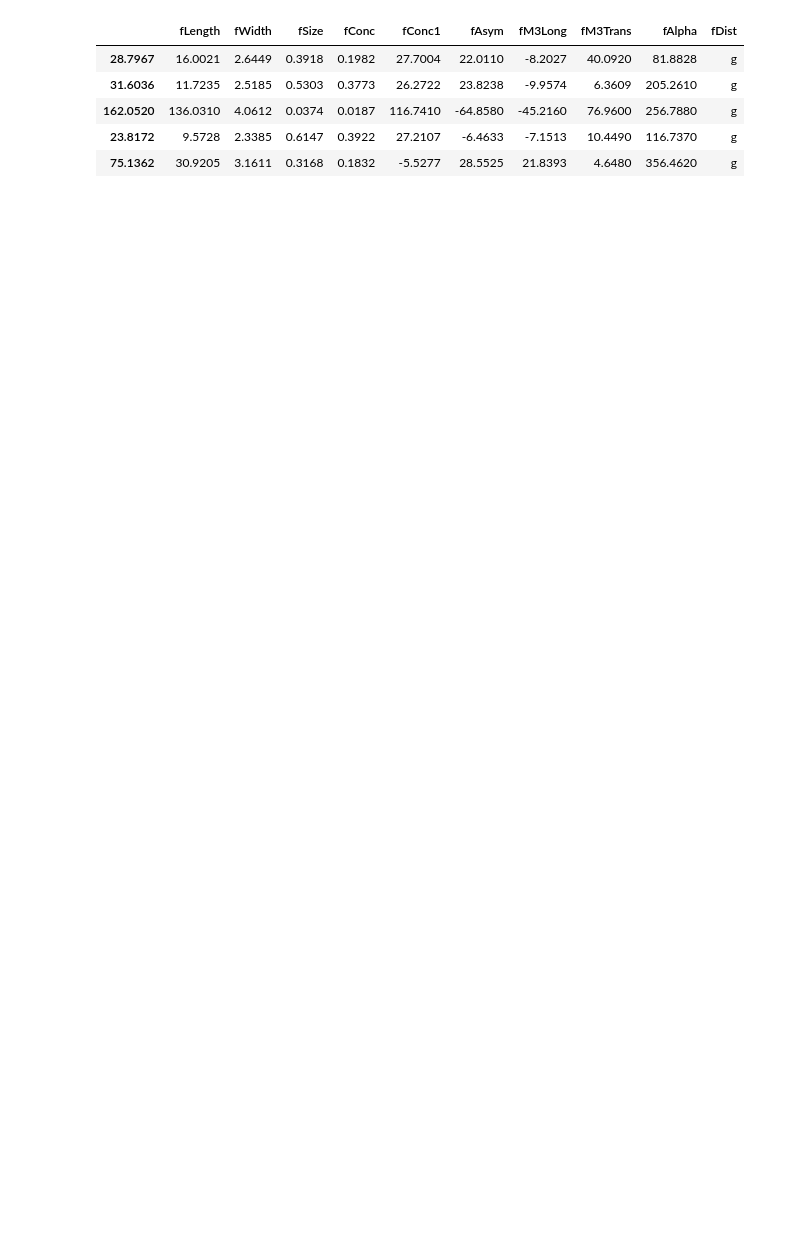
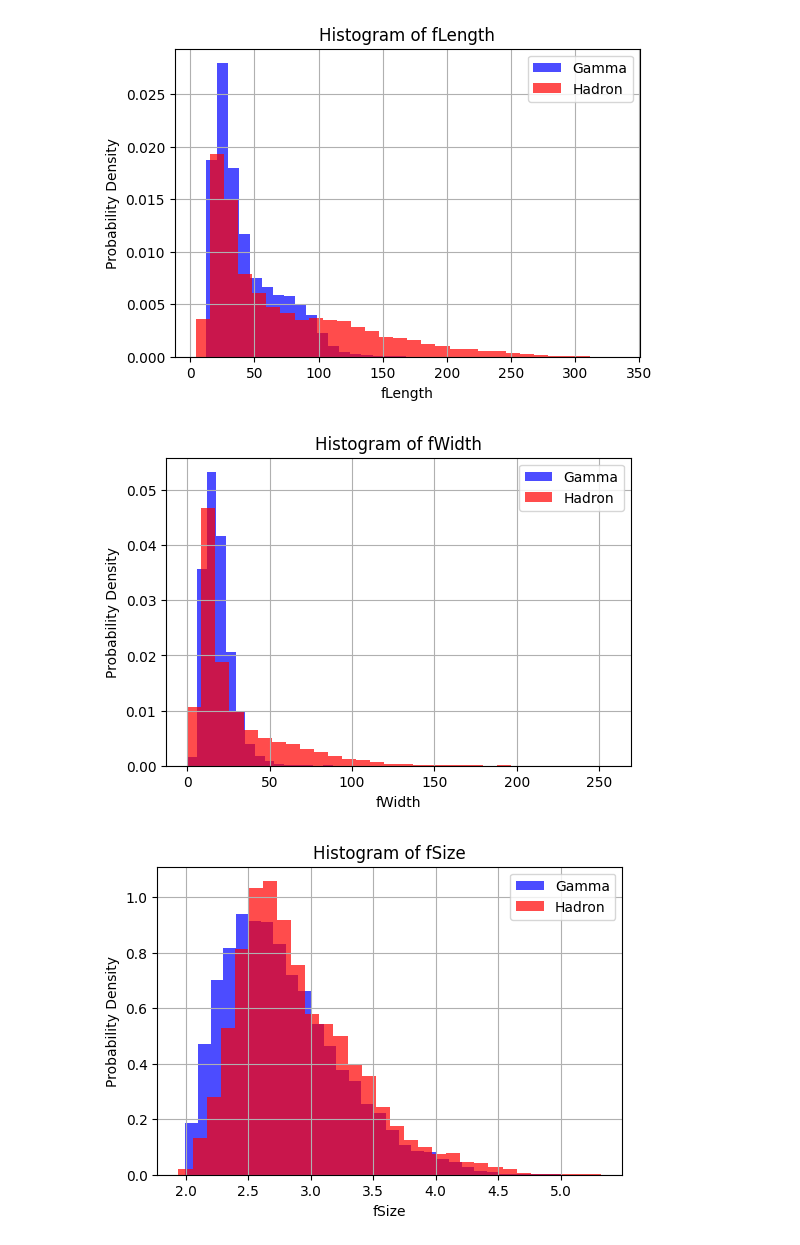
Before and after one commit to aalshawa97/AAIdrive, a Jupyter notebook: Gamma_Telescope.ipynb, the cells around one changed output. Saved outputs shown, nothing was run; the diff lists cells and outputs as text; code cells hidden in the pictures; blank space fills up the shorter version.

```diff
--- a/Gamma_Telescope.ipynb
+++ b/Gamma_Telescope.ipynb
@@ -3,25 +3,40 @@
 # %%
 import numpy as np
 import pandas as pd
 import matplotlib.pyplot as plt
+from sklearn.preprocessing import StandardScaler
 
 # Define the column names
 cols = ["fLength", "fWidth", "fSize", "fConc", "fConc1",
-        "fAsym", "fM3Long", "fM3Trans", "fAlpha", "fDist"]
+        "fAsym", "fM3Long", "fM3Trans", "fAlpha", "fDist", "class"]
 
 # Read the dataset into a DataFrame
 df = pd.read_csv("telescope.data", names=cols)
 
 # Uncomment the line below to display the first few rows of the DataFrame
-df.head()
+# df.head()
 
 # Uncomment the line below to show unique values in the "class"
-#df["class"].unique()
-#df["class"] = (df["class"] == "g").astype(int)
+# df["class"].unique()
+
+# Assuming "class" contains labels like "g" for gamma and "h" for something else
+df["class"] = (df["class"] == "g").astype(int)
+
+# Plot histograms for each feature
+for label in cols[:-1]:  # Exclude the last column which is "class"
+    plt.figure(figsize=(6, 4))
+    plt.hist(df[df["class"]==1][label], bins=30, color='blue', label='Gamma', alpha=0.7, density=True)
+    plt.hist(df[df["class"]==0][label], bins=30, color='red', label='Hadron', alpha=0.7, density=True)
+    plt.title(f'Histogram of {label}')
+    plt.xlabel(label)
+    plt.ylabel('Probability Density')
+    plt.legend()
+    plt.grid(True)
+    plt.show()
+#Print the number of gammas and hadrons
+print(len(df[df["class"]==1])) #Gamma
+print(len(df[df["class"]==0]))#Hadron
 # %% [output]
-|  | fLength | fWidth | fSize | fConc | fConc1 | fAsym | fM3Long | fM3Trans | fAlpha | fDist |
-| 28.7967 | 16.0021 | 2.6449 | 0.3918 | 0.1982 | 27.7004 | 22.0110 | -8.2027 | 40.0920 | 81.8828 | g |
-| 31.6036 | 11.7235 | 2.5185 | 0.5303 | 0.3773 | 26.2722 | 23.8238 | -9.9574 | 6.3609 | 205.2610 | g |
-| 162.0520 | 136.0310 | 4.0612 | 0.0374 | 0.0187 | 116.7410 | -64.8580 | -45.2160 | 76.9600 | 256.7880 | g |
-| 23.8172 | 9.5728 | 2.3385 | 0.6147 | 0.3922 | 27.2107 | -6.4633 | -7.1513 | 10.4490 | 116.7370 | g |
-| 75.1362 | 30.9205 | 3.1611 | 0.3168 | 0.1832 | -5.5277 | 28.5525 | 21.8393 | 4.6480 | 356.4620 | g |
+[figure, added]
+[figure, added]
+[figure, added]
```
Also changed, not shown: parts of 3 cells of this notebook.
